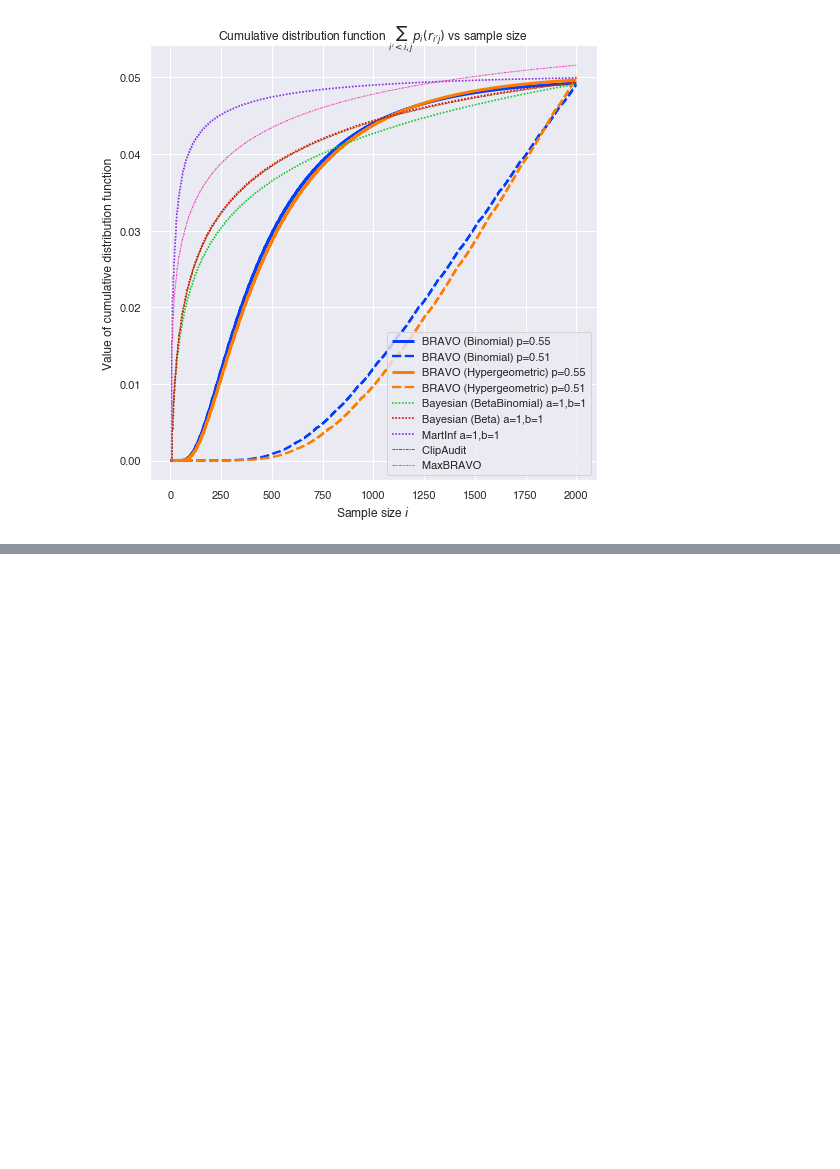
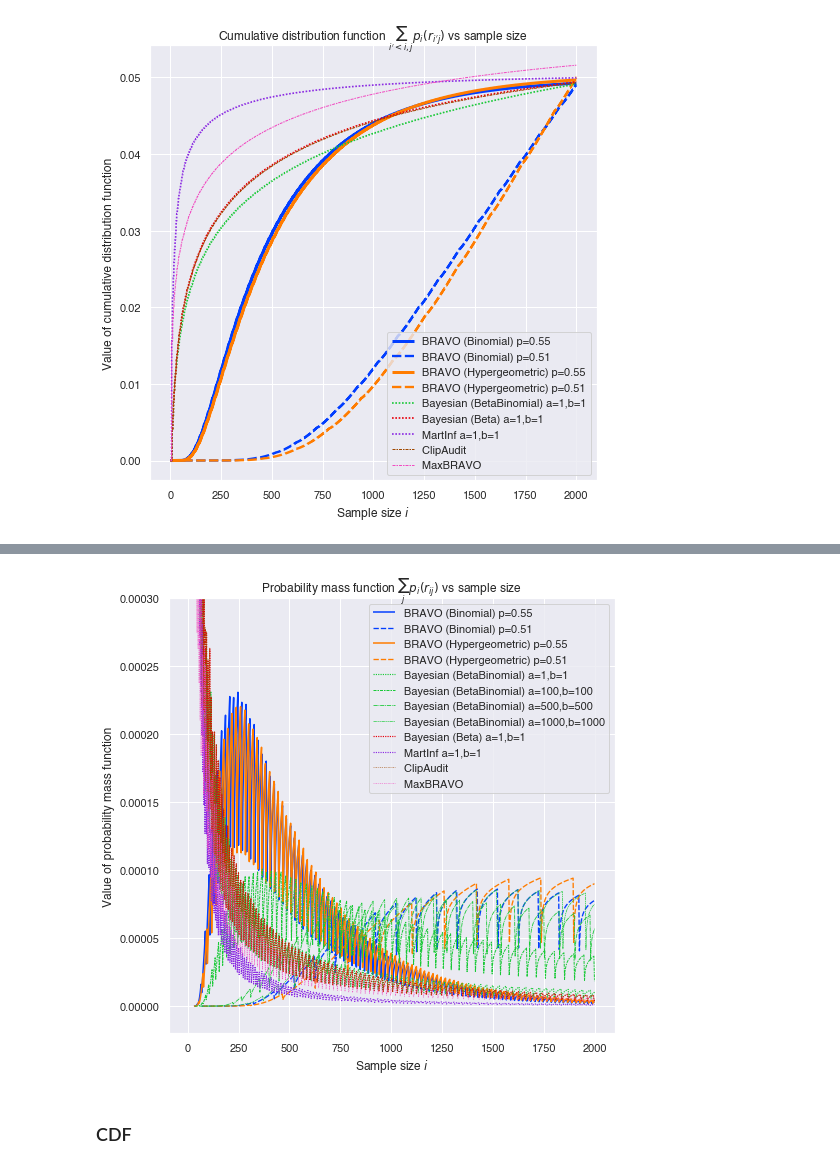
Before and after one commit to Dovermore/AuditAnalysis, a Jupyter notebook: jupyter/analysing/pdf_cdf_minstop_exploration_.ipynb, the cells around one changed output, grey strips where cells are left out. Saved outputs shown, nothing was run; the diff lists cells and outputs as text; code cells hidden in the pictures; blank space fills up the shorter version.

```diff
--- a/jupyter/analysing/pdf_cdf_minstop_exploration_.ipynb
+++ b/jupyter/analysing/pdf_cdf_minstop_exploration_.ipynb
@@ -1303,0 +1332,13 @@ plt.savefig('../../figures/cdf_methods_20000.png')
+# %%
+pdf_df050 = pdf_df[[0.50]]
+pdf_df050 = pdf_df050.reset_index()
+pdf_df050.columns = ['method', 'sample_count', 'risk_pdf']
+basenames = pdf_df050.method.apply(group_basename)
+parameters = pdf_df050.method.apply(group_parameter)
+basenames_with_type = pdf_df050.method.apply(group_basename_with_type)
+parameters_with_type = pdf_df050.method.apply(group_parameter_with_type)
+pdf_df050['basename'] = basenames
+pdf_df050['basename_with_type'] = basenames_with_type
+pdf_df050['parameter'] = parameters
+pdf_df050['parameter_with_type'] = parameters_with_type
+pdf_df050.head()
@@ -1303,0 +1352,38 @@ plt.savefig('../../figures/cdf_methods_20000.png')
+# %%
+dash_styles = [(1, 0),
+               (4, 1.5),
+               (1, 1),
+               (3, 1, 1.5, 1),
+               (5, 1, 1, 1),
+               (5, 1, 2, 1, 2, 1),
+               (2, 2, 3, 1.5),
+               (1, 2.5, 3, 1.2),
+               (1, 0),
+               (1, 0),
+              ]
+fig = plt.figure(figsize=[8,8])
+ax = fig.add_subplot(111)
+data = pdf_df050.query('parameter != "p=0.7"')
+sns.lineplot(x='sample_count',
+             y='risk_pdf',
+             hue='basename_with_type',
+             size='parameter',
+             style='parameter',
+             palette='bright',
+             sizes=(0.5,1.5),
+             dashes=dash_styles,
+             data=data,
+             legend=False, ax=ax)
+plt.ylim(-0.00002, 0.0003)
+plt.xlabel('Sample size $i$')
+plt.ylabel('Value of probability mass function')
+plt.title('Probability mass function $\sum_jp_i(r_{ij})$ vs sample size')
+ax.legend(labels=[basename+" "+parameter for i, (basename, parameter) in
+                  data[['basename_with_type', 'parameter']].drop_duplicates()
+                  .iterrows()])
+# ax.legend(bbox_to_anchor=(1.05, 1), loc=2, borderaxespad=0.)
+plt.savefig('../../figures/pmf_methods_informative_20000.png')
+# %% [output]
+[figure, added]
+# %% [markdown]
+### CDF
```
Also changed, not shown: parts of 15 cells of this notebook, 3 other files.
